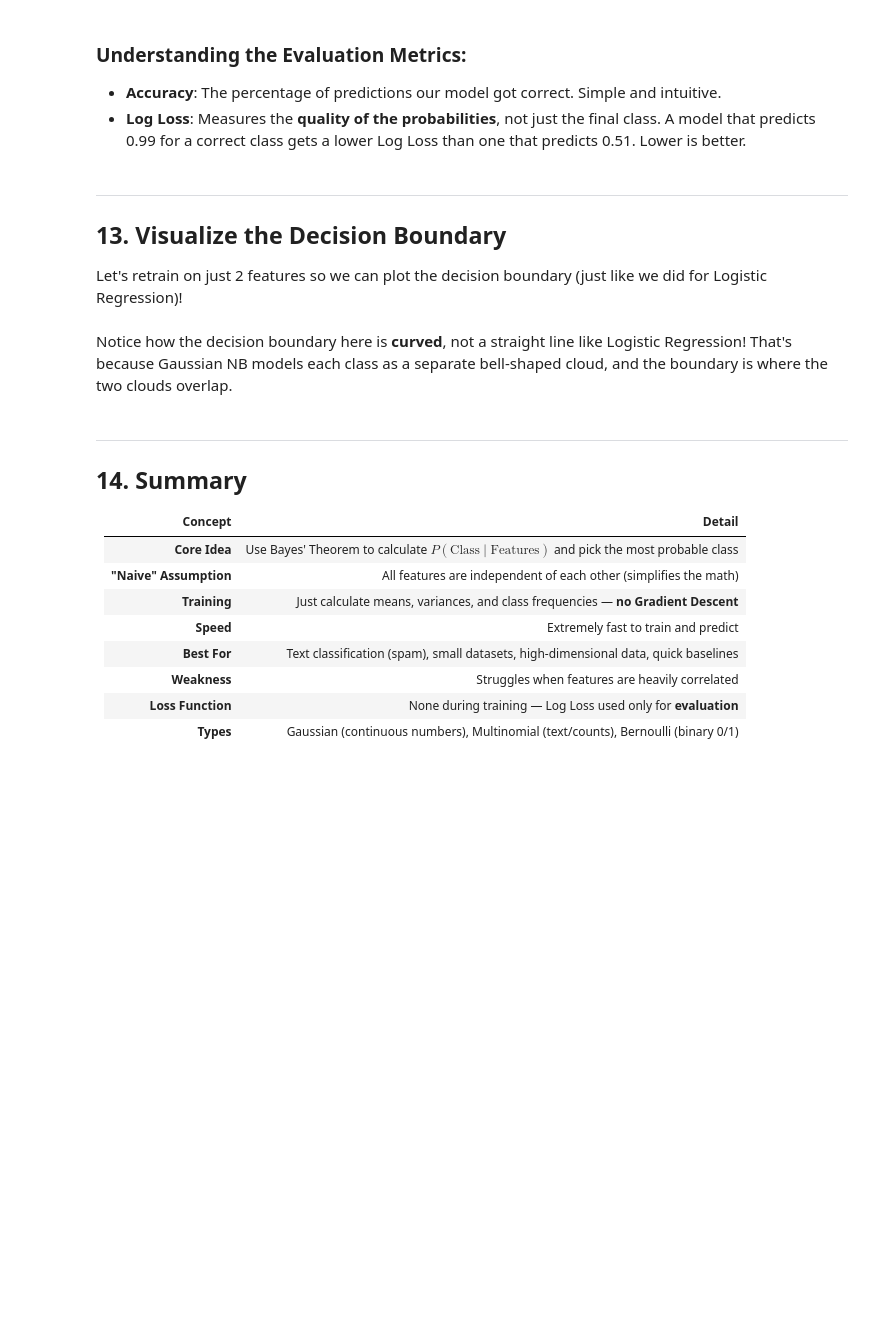
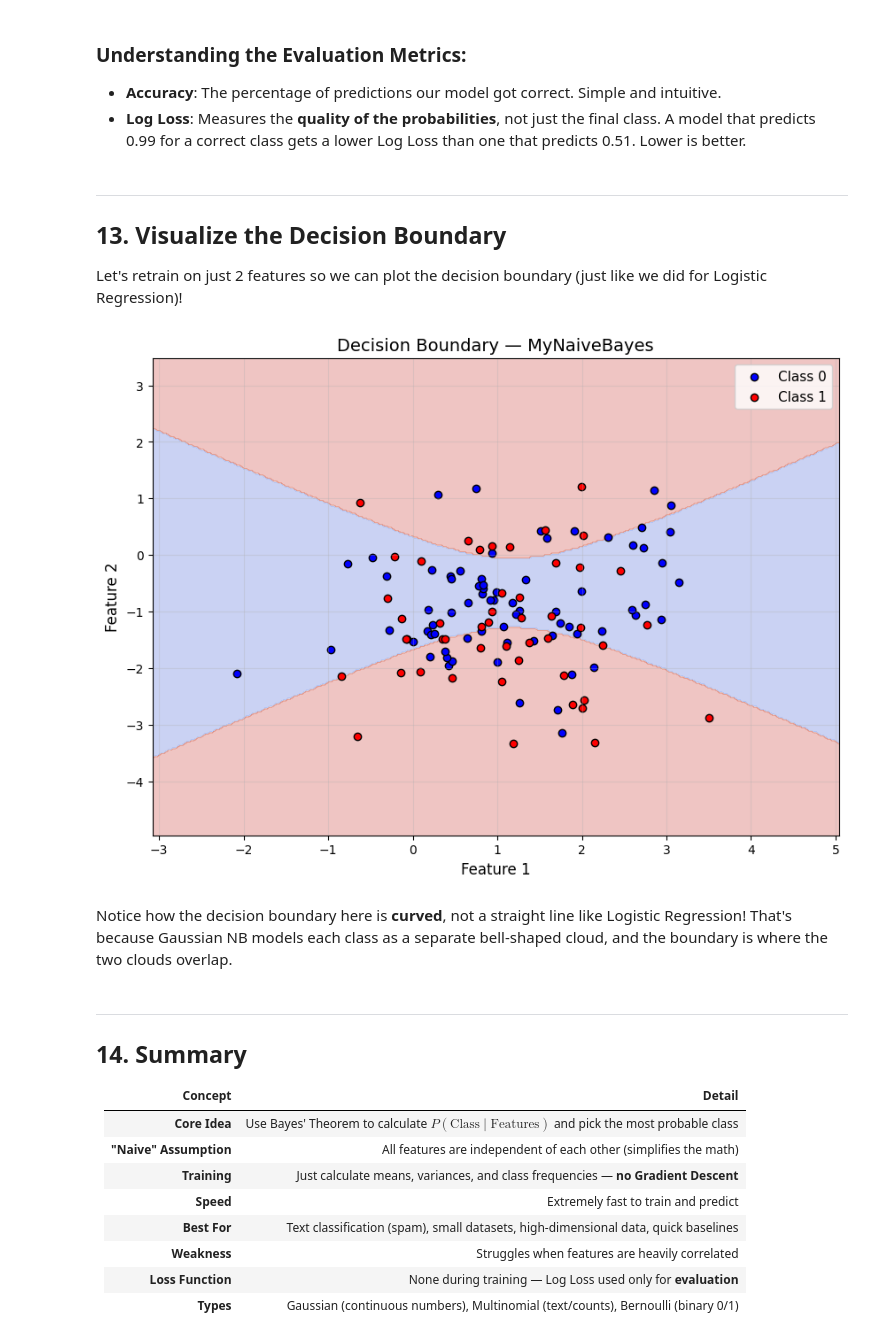
Before and after one commit to aneeb02/machine-learning, a Jupyter notebook: naive_bayes/naive_bayes.ipynb, the cells around one changed output. Cells and saved outputs as stored; diff of their text form; code cells hidden in the pictures; blank space fills up the shorter version.

```diff
--- a/naive_bayes/naive_bayes.ipynb
+++ b/naive_bayes/naive_bayes.ipynb
@@ -245,7 +285,7 @@ We will compute both **Accuracy** and **Log Loss** when we evaluate our model la
 ---
 ## 10. Building Gaussian Naive Bayes from Scratch
 # %%
-class MeraGaussianNB:
+class MyNaiveBayes:
 
     def __init__(self):
         self.classes_ = None       # The unique class labels (e.g., [0, 1])
@@ -291,7 +331,7 @@ class MeraGaussianNB:
 
             posteriors[c] = log_posterior
 
-        # Return the class with the highest posterior probability
+        # Return the class with the highest posterior probability   (the formula given above)
         return max(posteriors, key=posteriors.get)
 
     def predict(self, X_test):
@@ -319,4 +359,4 @@ class MeraGaussianNB:
             all_probs.append([probs[c] for c in self.classes_])
         return np.array(all_probs)
 
-print("MeraGaussianNB class defined!")
+print("MyNaiveBayes class defined!")
@@ -427,32 +494,34 @@ Let's retrain on just 2 features so we can plot the decision boundary (just like
 # %%
 # Use only the first 2 features for visualization
 X_2d = X[:, :2]
 X_train_2d, X_test_2d, y_train_2d, y_test_2d = train_test_split(X_2d, y, test_size=0.2, random_state=42)
 
 # Train a fresh model on 2D data
-model_2d = MeraGaussianNB()
+model_2d = MyNaiveBayes()
 model_2d.fit(X_train_2d, y_train_2d)
 
 # Create a mesh grid
 x_min, x_max = X_2d[:, 0].min() - 1, X_2d[:, 0].max() + 1
 y_min, y_max = X_2d[:, 1].min() - 1, X_2d[:, 1].max() + 1
 xx, yy = np.meshgrid(np.linspace(x_min, x_max, 300), np.linspace(y_min, y_max, 300))
 
 # Predict every point on the grid
 grid_points = np.c_[xx.ravel(), yy.ravel()]
 grid_preds = model_2d.predict(grid_points).reshape(xx.shape)
 
 # Plot
 plt.figure(figsize=(10, 7))
 plt.contourf(xx, yy, grid_preds, alpha=0.3, cmap='coolwarm')
 plt.scatter(X_test_2d[y_test_2d == 0][:, 0], X_test_2d[y_test_2d == 0][:, 1], color='blue', edgecolors='k', label='Class 0')
 plt.scatter(X_test_2d[y_test_2d == 1][:, 0], X_test_2d[y_test_2d == 1][:, 1], color='red',  edgecolors='k', label='Class 1')
 plt.xlabel('Feature 1', fontsize=12)
 plt.ylabel('Feature 2', fontsize=12)
-plt.title('Decision Boundary — MeraGaussianNB', fontsize=14)
+plt.title('Decision Boundary — MyNaiveBayes', fontsize=14)
 plt.legend(fontsize=11)
 plt.grid(True, alpha=0.3)
 plt.show()
+# %% [output]
+[figure, added]
 # %% [markdown]
 Notice how the decision boundary here is **curved**, not a straight line like Logistic Regression! That's because Gaussian NB models each class as a separate bell-shaped cloud, and the boundary is where the two clouds overlap.
 # %% [markdown]
```
Also changed, not shown: parts of 10 cells of this notebook, 5 other files.
